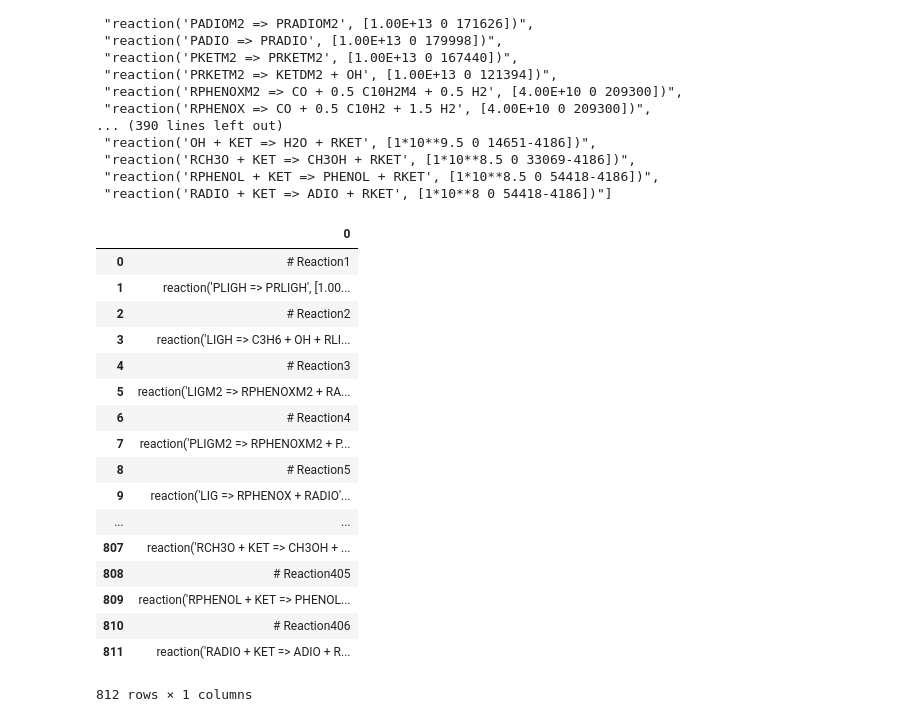
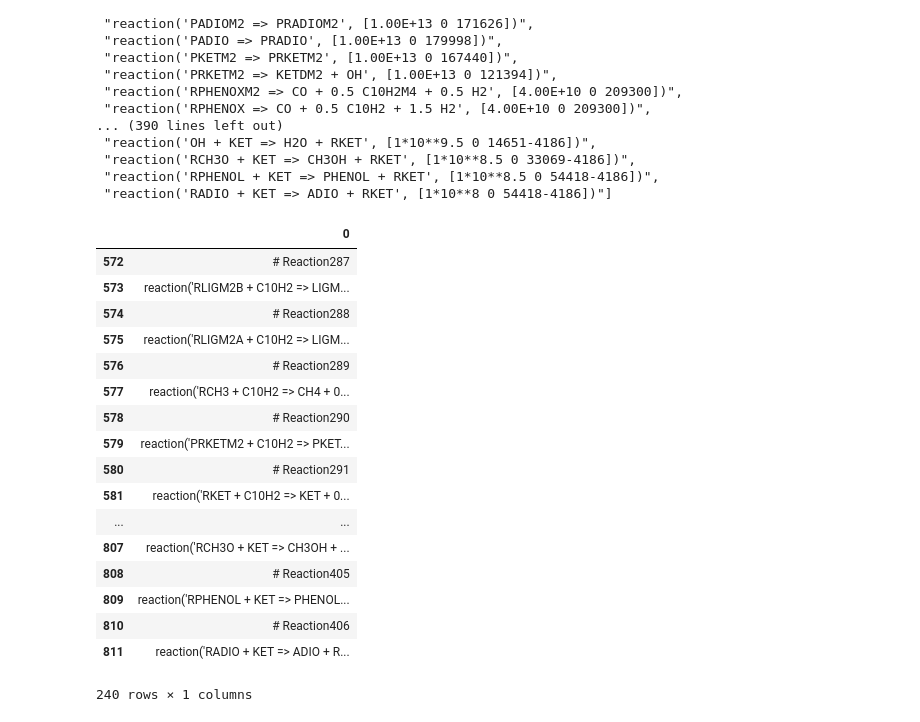
Before and after one commit to LigninTools/Ligpy-Cantera, a Jupyter notebook: data/cti/cti_rxn/run_formating.ipynb, the cells around one changed output. Cells and saved outputs as stored; diff of their text form; code cells hidden in the pictures.

```diff
--- a/data/cti/cti_rxn/run_formating.ipynb
+++ b/data/cti/cti_rxn/run_formating.ipynb
@@ -63,23 +58,23 @@ dff = df.stack().reset_index(level = [0,1], drop=True)
 dfff = pd.DataFrame(dff)
 dfff.to_csv('cti_complete_reaction_list_final', index=False)
 # %%
-dfff
+dfff.tail(240)
 # %% [output]
 |  | 0 |
-| 0 | # Reaction1 |
-| 1 | reaction('PLIGH => PRLIGH', [1.00... |
-| 2 | # Reaction2 |
-| 3 | reaction('LIGH => C3H6 + OH + RLI... |
-| 4 | # Reaction3 |
-| 5 | reaction('LIGM2 => RPHENOXM2 + RA... |
-| 6 | # Reaction4 |
-| 7 | reaction('PLIGM2 => RPHENOXM2 + P... |
-| 8 | # Reaction5 |
-| 9 | reaction('LIG => RPHENOX + RADIO'... |
+| 572 | # Reaction287 |
+| 573 | reaction('RLIGM2B + C10H2 => LIGM... |
+| 574 | # Reaction288 |
+| 575 | reaction('RLIGM2A + C10H2 => LIGM... |
+| 576 | # Reaction289 |
+| 577 | reaction('RCH3 + C10H2 => CH4 + 0... |
+| 578 | # Reaction290 |
+| 579 | reaction('PRKETM2 + C10H2 => PKET... |
+| 580 | # Reaction291 |
+| 581 | reaction('RKET + C10H2 => KET + 0... |
 | ... | ... |
 | 807 | reaction('RCH3O + KET => CH3OH + ... |
 | 808 | # Reaction405 |
 | 809 | reaction('RPHENOL + KET => PHENOL... |
 | 810 | # Reaction406 |
 | 811 | reaction('RADIO + KET => ADIO + R... |
-812 rows × 1 columns
+240 rows × 1 columns
```
Also changed, not shown: parts of 1 cell of this notebook.
